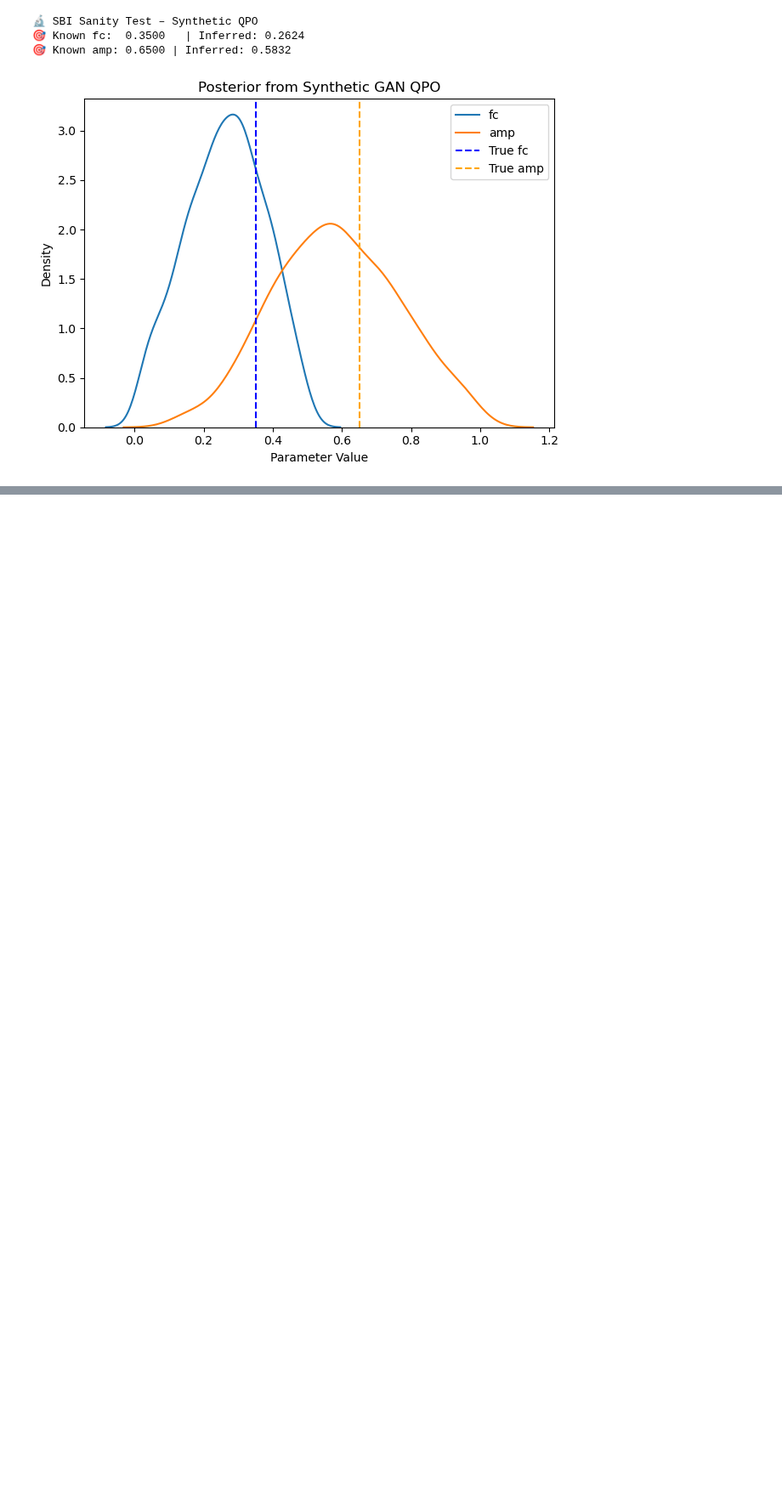
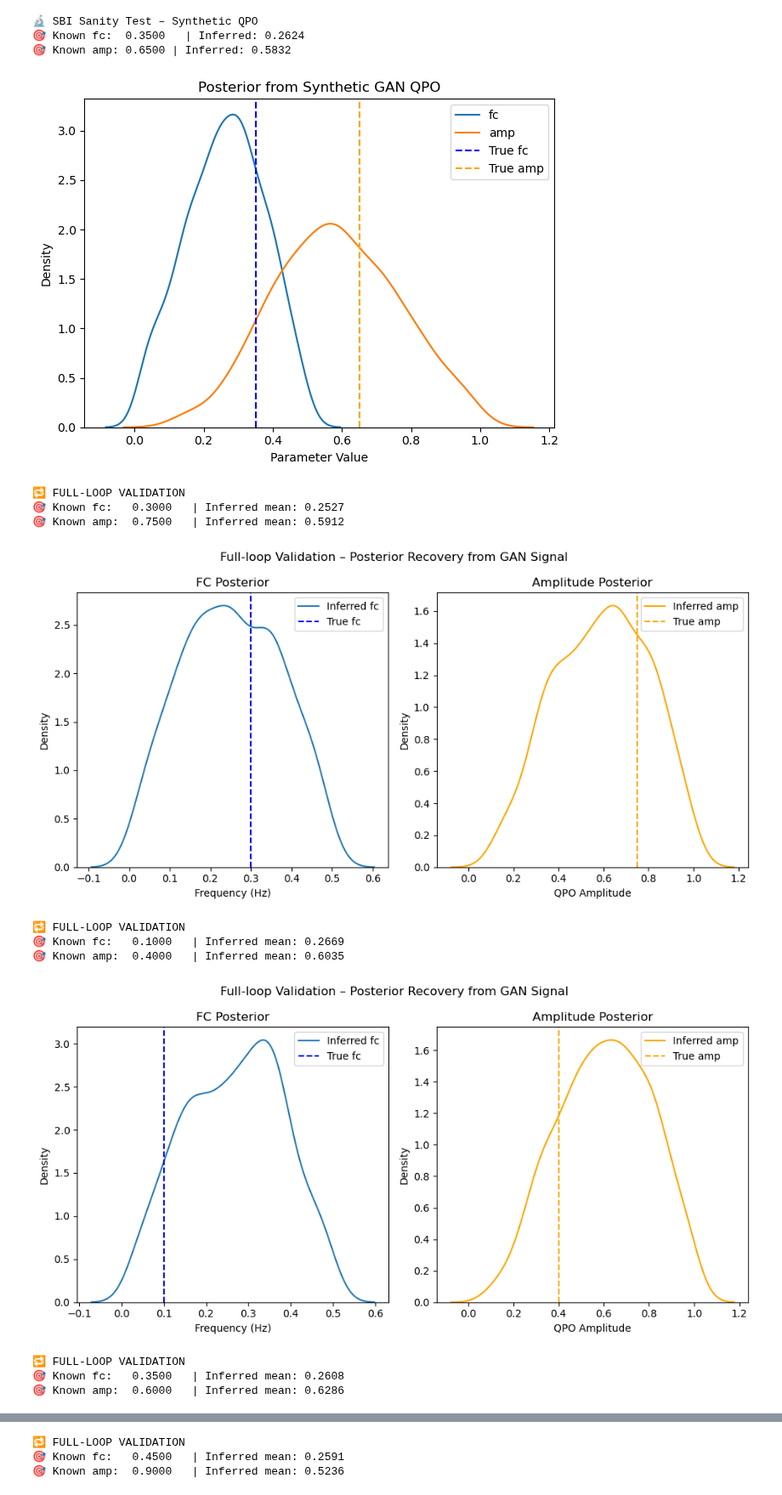
Before and after one commit to sravanth-space/ds_project, a Jupyter notebook: sbi.ipynb, the cells around one changed output, grey strips where cells are left out. Shown at 85% size. Drawn from its saved outputs; the diff is of its cells as text; code cells hidden in the pictures; blank space fills up the shorter version.

```diff
--- a/sbi.ipynb
+++ b/sbi.ipynb
@@ -200,0 +256,26 @@ plt.show()
+# %%
+# Pick a target fc/amp (e.g., low-freq, mid-amp)
+samples = full_loop_sbi_validation(generator, posterior,
+                                   fc_known=0.30,
+                                   amp_known=0.75)
+samples = full_loop_sbi_validation(generator, posterior,
+                                   fc_known=0.1,
+                                   amp_known=0.4)
+samples = full_loop_sbi_validation(generator, posterior,
+                                   fc_known=0.35,
+                                   amp_known=0.6)
+samples = full_loop_sbi_validation(generator, posterior,
+                                   fc_known=0.45,
+                                   amp_known=0.9)
+# %% [output]
+🔁 FULL-LOOP VALIDATION
+🎯 Known fc:   0.3000   | Inferred mean: 0.2527
+🎯 Known amp:  0.7500   | Inferred mean: 0.5912
+[figure, added]
+🔁 FULL-LOOP VALIDATION
+🎯 Known fc:   0.1000   | Inferred mean: 0.2669
+🎯 Known amp:  0.4000   | Inferred mean: 0.6035
+[figure, added]
+🔁 FULL-LOOP VALIDATION
+🎯 Known fc:   0.3500   | Inferred mean: 0.2608
+🎯 Known amp:  0.6000   | Inferred mean: 0.6286
@@ -200,0 +283,3 @@ plt.show()
+🔁 FULL-LOOP VALIDATION
+🎯 Known fc:   0.4500   | Inferred mean: 0.2591
+🎯 Known amp:  0.9000   | Inferred mean: 0.5236
```
Also changed, not shown: parts of 5 cells of this notebook.
